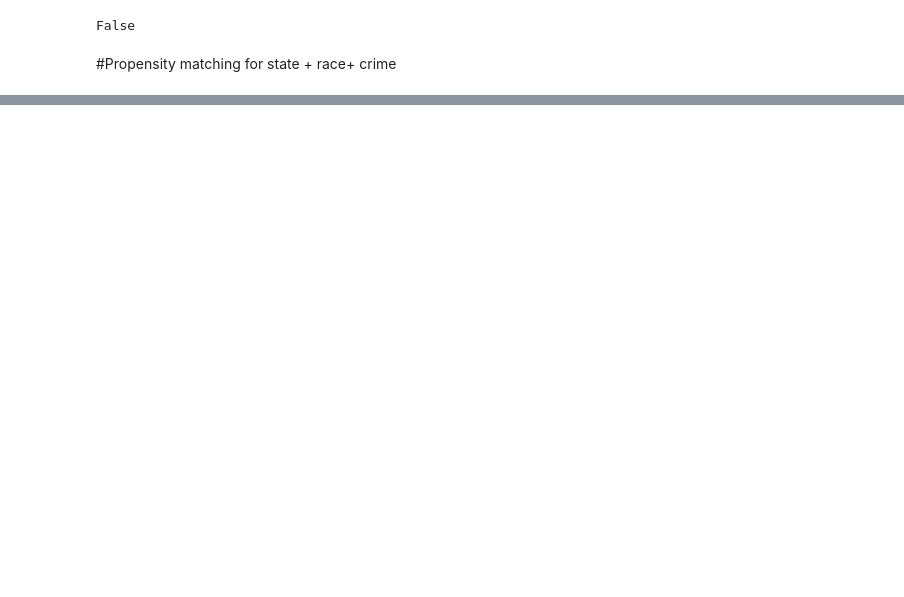
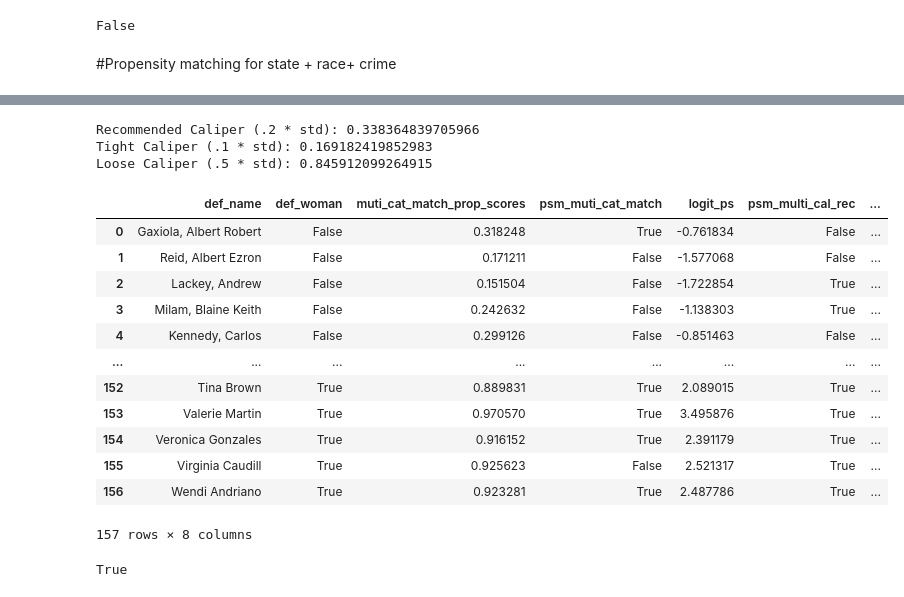
Before and after one commit to camille2019/Women-Capital-Trial-Analysis, a Jupyter notebook: propensity_matching_psm.ipynb, the cells around one changed output, grey strips where cells are left out. Saved outputs shown, nothing was run; the diff lists cells and outputs as text; code cells hidden in the pictures; blank space fills up the shorter version.

```diff
--- a/propensity_matching_psm.ipynb
+++ b/propensity_matching_psm.ipynb
@@ -267,0 +561,4 @@ crime_only_prop.to_csv('crime_matched_group_options.csv')
+# %%
+multi_category = rq5_cols + sentence_band_cols + state_cols
+# %%
+multi = add_propensity(multi_category, 'gender_woman', ohe_meta, df, 'muti_cat_match')
@@ -267,0 +581,30 @@ crime_only_prop.to_csv('crime_matched_group_options.csv')
+# %%
+find_caliper(multi, 'muti_cat_match_prop_scores')
+# %% [output]
+Recommended Caliper (.2 * std): 0.338364839705966
+Tight Caliper (.1 * std): 0.169182419852983
+Loose Caliper (.5 * std): 0.845912099264915
+# %%
+multi = add_propensity(race_cols, 'gender_woman', ohe_meta, multi, 'multi_cal_rec', cal=0.338364839705966, add_score_col=False )
+multi = add_propensity(race_cols, 'gender_woman', ohe_meta, multi, 'muti_cal_loose', cal = 0.169182419852983, add_score_col=False)
+multi = add_propensity(race_cols, 'gender_woman', ohe_meta, multi, 'muti_cal_tight', cal = 0.845912099264915, add_score_col=False)
+# %%
+multi
+# %% [output]
+|  | def_name | def_woman | muti_cat_match_prop_scores | psm_muti_cat_match | logit_ps | psm_multi_cal_rec | ... |
+| 0 | Gaxiola, Albert Robert | False | 0.318248 | True | -0.761834 | False | ... |
+| 1 | Reid, Albert Ezron | False | 0.171211 | False | -1.577068 | False | ... |
+| 2 | Lackey, Andrew | False | 0.151504 | False | -1.722854 | True | ... |
+| 3 | Milam, Blaine Keith | False | 0.242632 | False | -1.138303 | True | ... |
+| 4 | Kennedy, Carlos | False | 0.299126 | False | -0.851463 | False | ... |
+| ... | ... | ... | ... | ... | ... | ... | ... |
+| 152 | Tina Brown | True | 0.889831 | True | 2.089015 | True | ... |
+| 153 | Valerie Martin | True | 0.970570 | True | 3.495876 | True | ... |
+| 154 | Veronica Gonzales | True | 0.916152 | True | 2.391179 | True | ... |
+| 155 | Virginia Caudill | True | 0.925623 | False | 2.521317 | True | ... |
+| 156 | Wendi Andriano | True | 0.923281 | True | 2.487786 | True | ... |
+157 rows × 8 columns
+# %%
+check_calipers_same_match(multi, 'psm_multi_cal_rec','psm_muti_cal_loose')
+# %% [output]
+True
```
Also changed, not shown: parts of 58 cells of this notebook.
